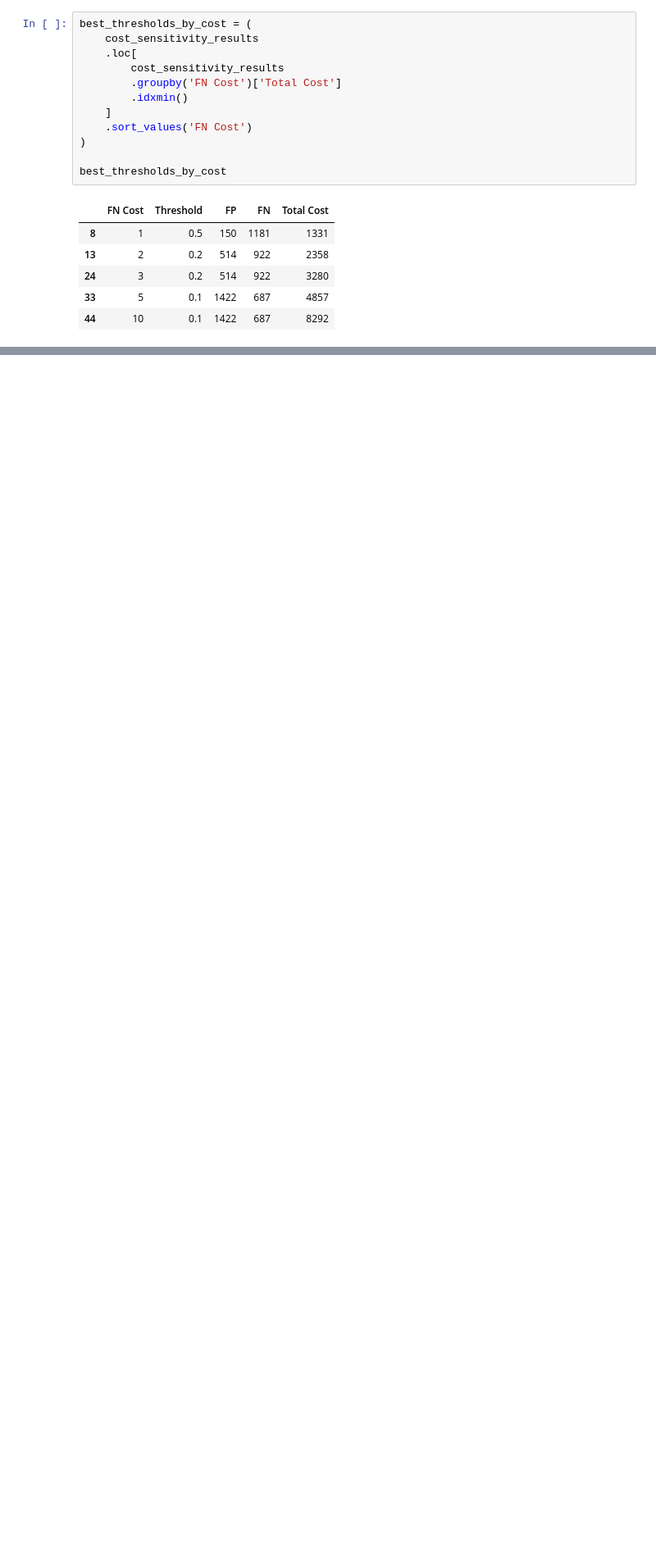
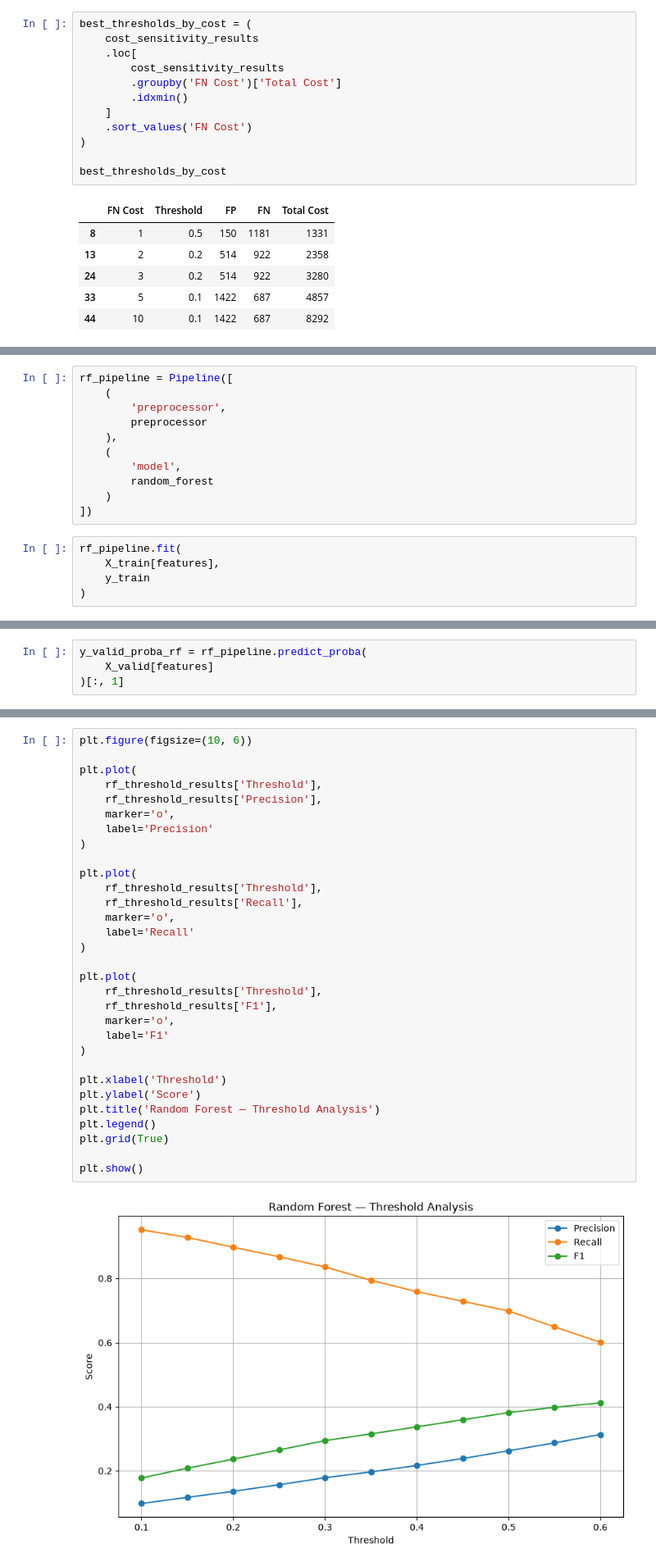
Before and after one commit to Randysman/credit_score, a Jupyter notebook: Modeling.ipynb, the cells around one changed output, grey strips where cells are left out. Shown at 82% size. Drawn from its saved outputs; the diff is of its cells as text; blank space fills up the shorter version.

Commit message:
completed the logistic reg and start random forest

```diff
--- a/Modeling.ipynb
+++ b/Modeling.ipynb
@@ -587,0 +623,16 @@ best_thresholds_by_cost
+# %%
+rf_pipeline = Pipeline([
+    (
+        'preprocessor',
+        preprocessor
+    ),
+    (
+        'model',
+        random_forest
+    )
+])
+# %%
+rf_pipeline.fit(
+    X_train[features],
+    y_train
+)
@@ -587,0 +657,4 @@ best_thresholds_by_cost
+# %%
+y_valid_proba_rf = rf_pipeline.predict_proba(
+    X_valid[features]
+)[:, 1]
@@ -587,0 +747,33 @@ best_thresholds_by_cost
+# %%
+plt.figure(figsize=(10, 6))
+
+plt.plot(
+    rf_threshold_results['Threshold'],
+    rf_threshold_results['Precision'],
+    marker='o',
+    label='Precision'
+)
+
+plt.plot(
+    rf_threshold_results['Threshold'],
+    rf_threshold_results['Recall'],
+    marker='o',
+    label='Recall'
+)
+
+plt.plot(
+    rf_threshold_results['Threshold'],
+    rf_threshold_results['F1'],
+    marker='o',
+    label='F1'
+)
+
+plt.xlabel('Threshold')
+plt.ylabel('Score')
+plt.title('Random Forest — Threshold Analysis')
+plt.legend()
+plt.grid(True)
+
+plt.show()
+# %% [output]
+[figure, added]
```
Also changed, not shown: parts of 14 cells of this notebook.
